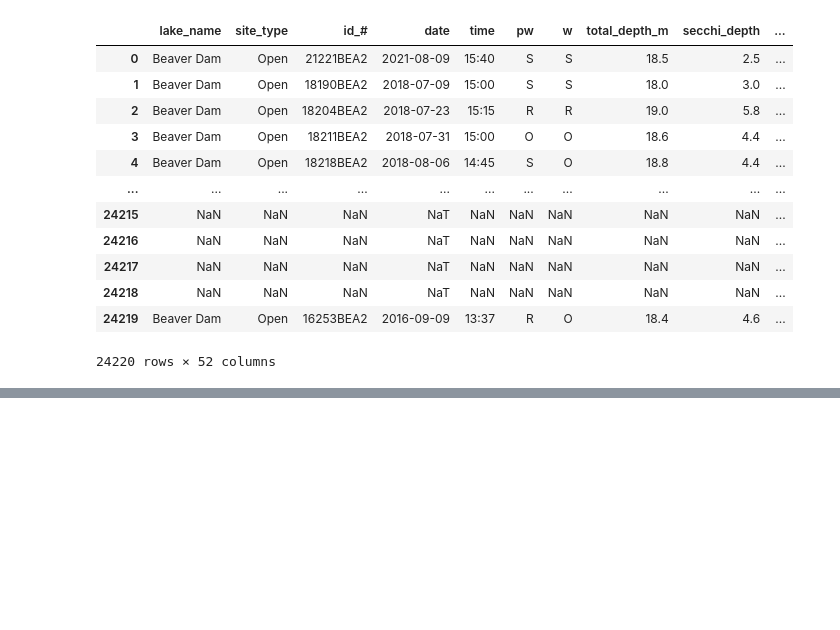
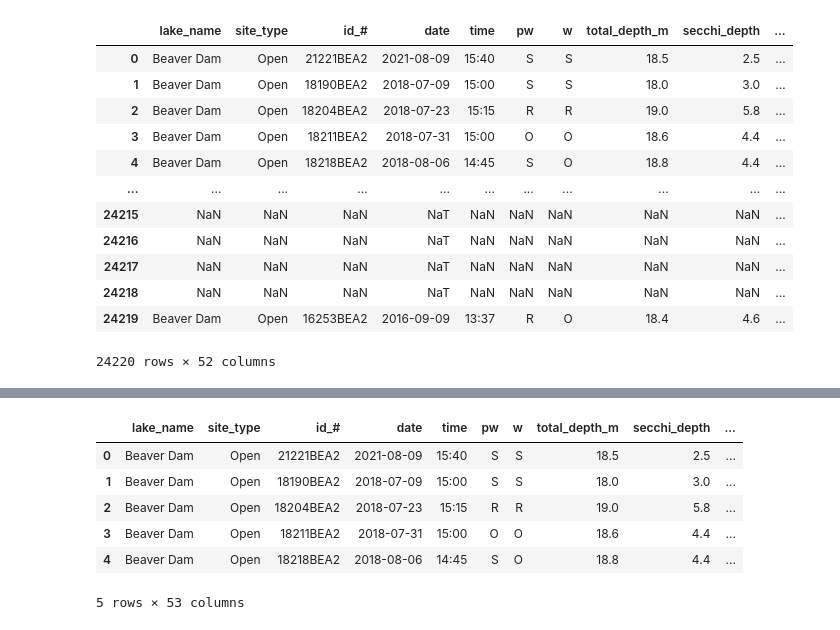
Before and after one commit to austin-strahan/Lakes-ML, a Jupyter notebook: Time Series Project.ipynb, the cells around one changed output, grey strips where cells are left out. Drawn from its saved outputs; the diff is of its cells as text; code cells hidden in the pictures; blank space fills up the shorter version.

```diff
--- a/Time Series Project.ipynb
+++ b/Time Series Project.ipynb
@@ -82,0 +142,11 @@ ValueError: Index contains duplicate entries, cannot reshape
+# %%
+clean_df['year'] = pd.DatetimeIndex(clean_df['date']).year
+clean_df.head()
+# %% [output]
+|  | lake_name | site_type | id_# | date | time | pw | w | total_depth_m | secchi_depth | ... |
+| 0 | Beaver Dam | Open | 21221BEA2 | 2021-08-09 | 15:40 | S | S | 18.5 | 2.5 | ... |
+| 1 | Beaver Dam | Open | 18190BEA2 | 2018-07-09 | 15:00 | S | S | 18.0 | 3.0 | ... |
+| 2 | Beaver Dam | Open | 18204BEA2 | 2018-07-23 | 15:15 | R | R | 19.0 | 5.8 | ... |
+| 3 | Beaver Dam | Open | 18211BEA2 | 2018-07-31 | 15:00 | O | O | 18.6 | 4.4 | ... |
+| 4 | Beaver Dam | Open | 18218BEA2 | 2018-08-06 | 14:45 | S | O | 18.8 | 4.4 | ... |
+5 rows × 53 columns
```
Also changed, not shown: parts of 19 cells of this notebook.
